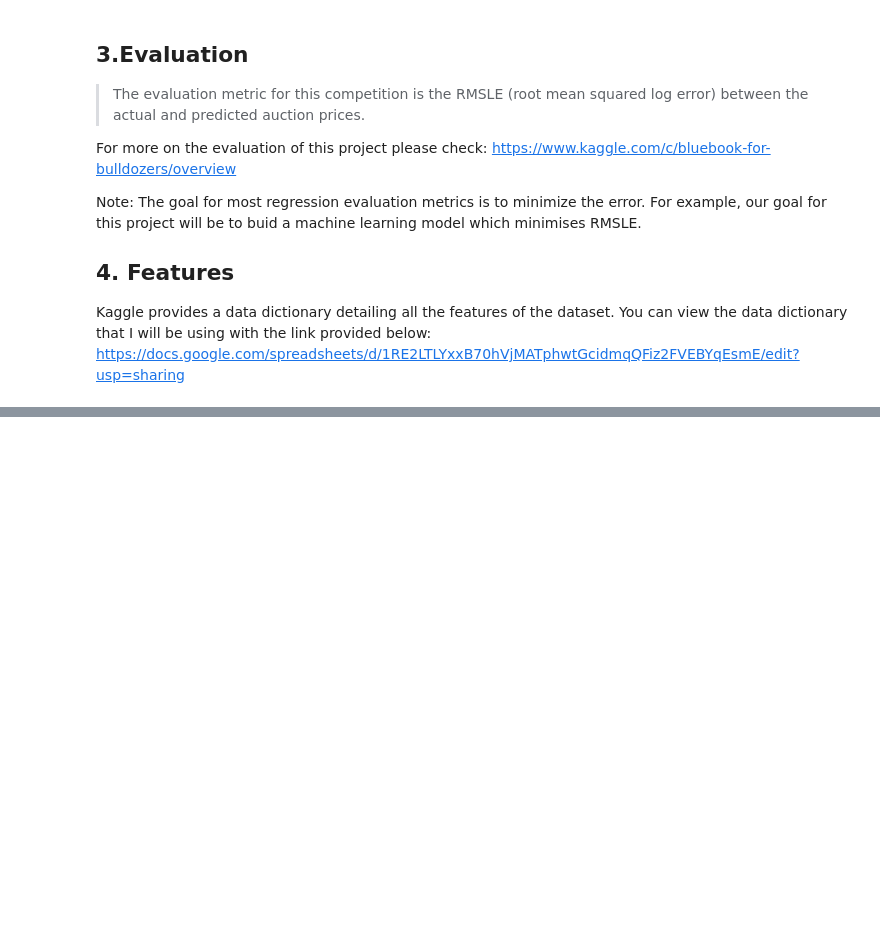
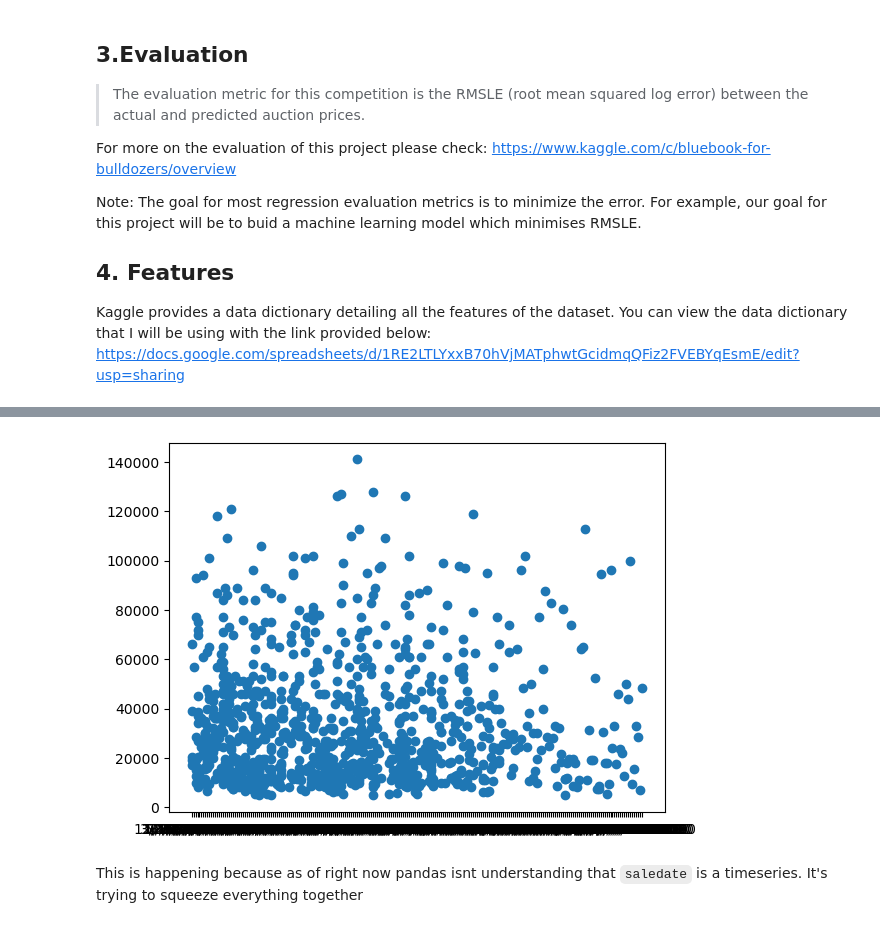
Before and after one commit to Kammohan/Machine-Learning-Bulldozer-Regressor, a Jupyter notebook: Bulldozer Price Regression Project.ipynb, the cells around one changed output, grey strips where cells are left out. Saved outputs shown, nothing was run; the diff lists cells and outputs as text; code cells hidden in the pictures; blank space fills up the shorter version.

```diff
--- a/Bulldozer Price Regression Project.ipynb
+++ b/Bulldozer Price Regression Project.ipynb
@@ -31,3 +31,6 @@ import numpy as np
 import pandas as pd
 import matplotlib.pyplot as plt
 import sklearn
+# %%
+# Import training and validation sets
+df = pd.read_csv("data/bluebook-for-bulldozers/TrainAndValid.csv", low_memory = False)
@@ -33,0 +78,7 @@ import sklearn
+# %%
+fig, ax = plt.subplots()
+ax.scatter(df["saledate"][:1000], df["SalePrice"][:1000]);
+# %% [output]
+[figure, added]
+# %% [markdown]
+This is happening because as of right now pandas isnt understanding that `saledate` is a timeseries. It's trying to squeeze everything together
```
Also changed, not shown: parts of 26 cells of this notebook.
